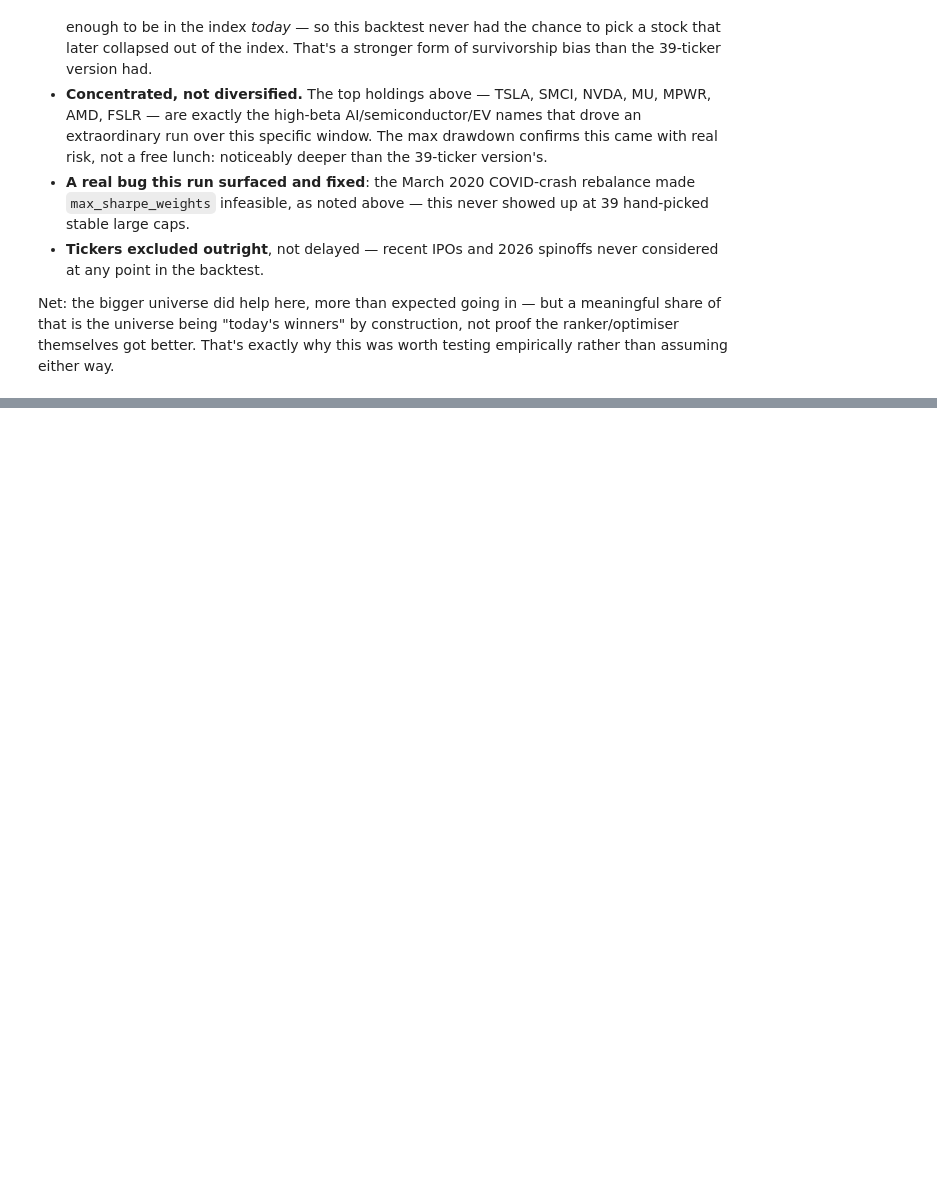
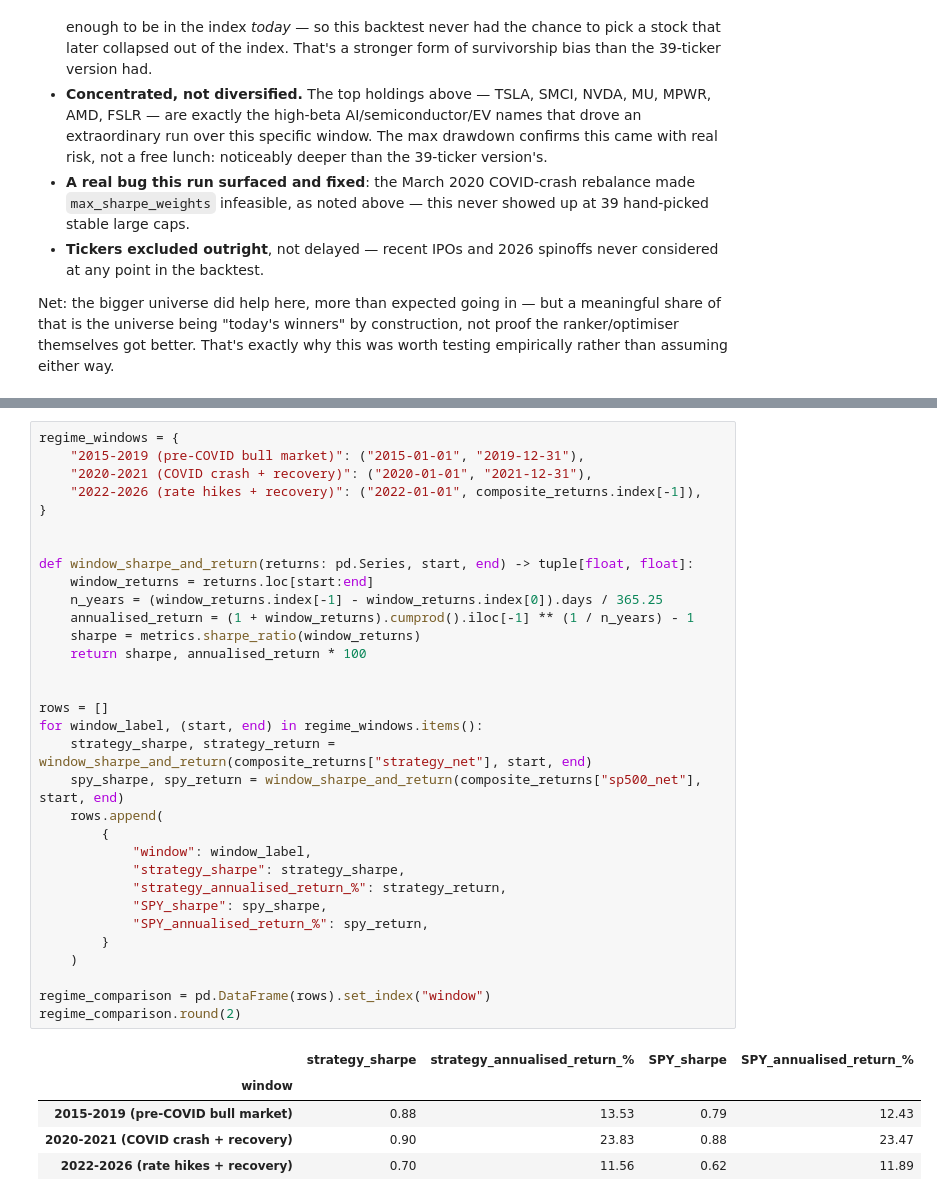
Before and after one commit to makdedic/portfolio-constructor, a Jupyter notebook: notebooks/03_pass2_exploration.ipynb, the cells around one changed output, grey strips where cells are left out. Drawn from its saved outputs; the diff is of its cells as text; blank space fills up the shorter version.

Commit message:
docs: check Sharpe stability across three market regimes
Strategy beats SPY's Sharpe in all three, but the margin varies a lot.

```diff
--- a/notebooks/03_pass2_exploration.ipynb
+++ b/notebooks/03_pass2_exploration.ipynb
@@ -774,0 +778,38 @@ Net: the bigger universe did help here, more than expected going in — but a me
+# %%
+regime_windows = {
+    "2015-2019 (pre-COVID bull market)": ("2015-01-01", "2019-12-31"),
+    "2020-2021 (COVID crash + recovery)": ("2020-01-01", "2021-12-31"),
+    "2022-2026 (rate hikes + recovery)": ("2022-01-01", composite_returns.index[-1]),
+}
+
+
+def window_sharpe_and_return(returns: pd.Series, start, end) -> tuple[float, float]:
+    window_returns = returns.loc[start:end]
+    n_years = (window_returns.index[-1] - window_returns.index[0]).days / 365.25
+    annualised_return = (1 + window_returns).cumprod().iloc[-1] ** (1 / n_years) - 1
+    sharpe = metrics.sharpe_ratio(window_returns)
+    return sharpe, annualised_return * 100
+
+
+rows = []
+for window_label, (start, end) in regime_windows.items():
+    strategy_sharpe, strategy_return = window_sharpe_and_return(composite_returns["strategy_net"], start, end)
+    spy_sharpe, spy_return = window_sharpe_and_return(composite_returns["sp500_net"], start, end)
+    rows.append(
+        {
+            "window": window_label,
+            "strategy_sharpe": strategy_sharpe,
+            "strategy_annualised_return_%": strategy_return,
+            "SPY_sharpe": spy_sharpe,
+            "SPY_annualised_return_%": spy_return,
+        }
+    )
+
+regime_comparison = pd.DataFrame(rows).set_index("window")
+regime_comparison.round(2)
+# %% [output]
+|  | strategy_sharpe | strategy_annualised_return_% | SPY_sharpe | SPY_annualised_return_% |
+| window |  |  |  |  |
+| 2015-2019 (pre-COVID bull market) | 0.88 | 13.53 | 0.79 | 12.43 |
+| 2020-2021 (COVID crash + recovery) | 0.90 | 23.83 | 0.88 | 23.47 |
+| 2022-2026 (rate hikes + recovery) | 0.70 | 11.56 | 0.62 | 11.89 |
```
Also changed, not shown: parts of 28 cells of this notebook, 1 other file.
